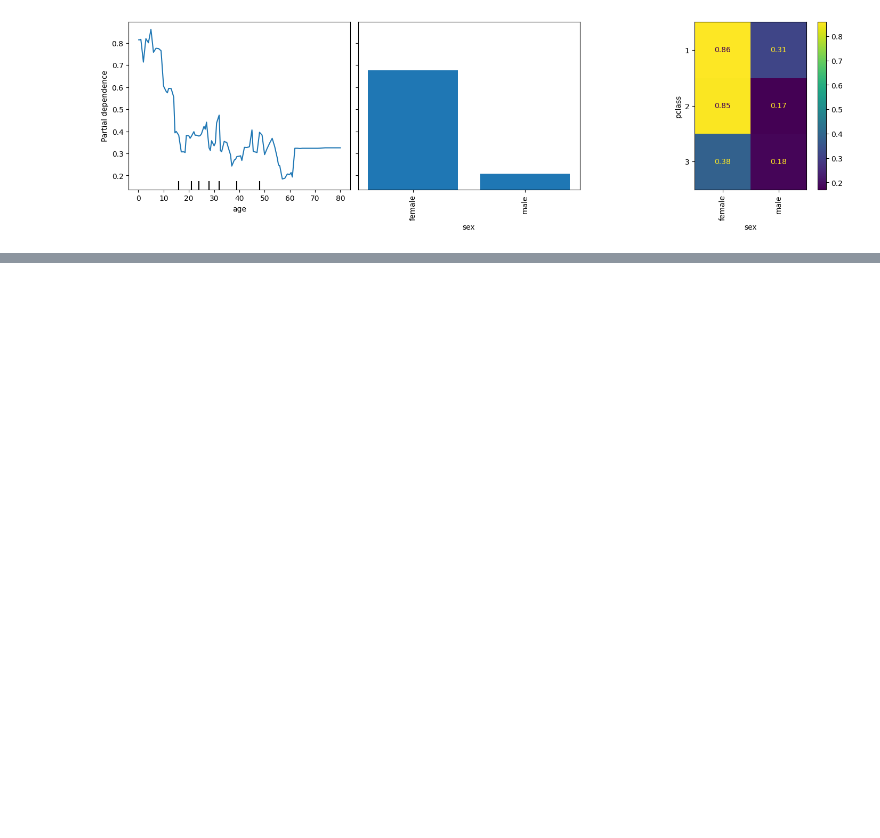
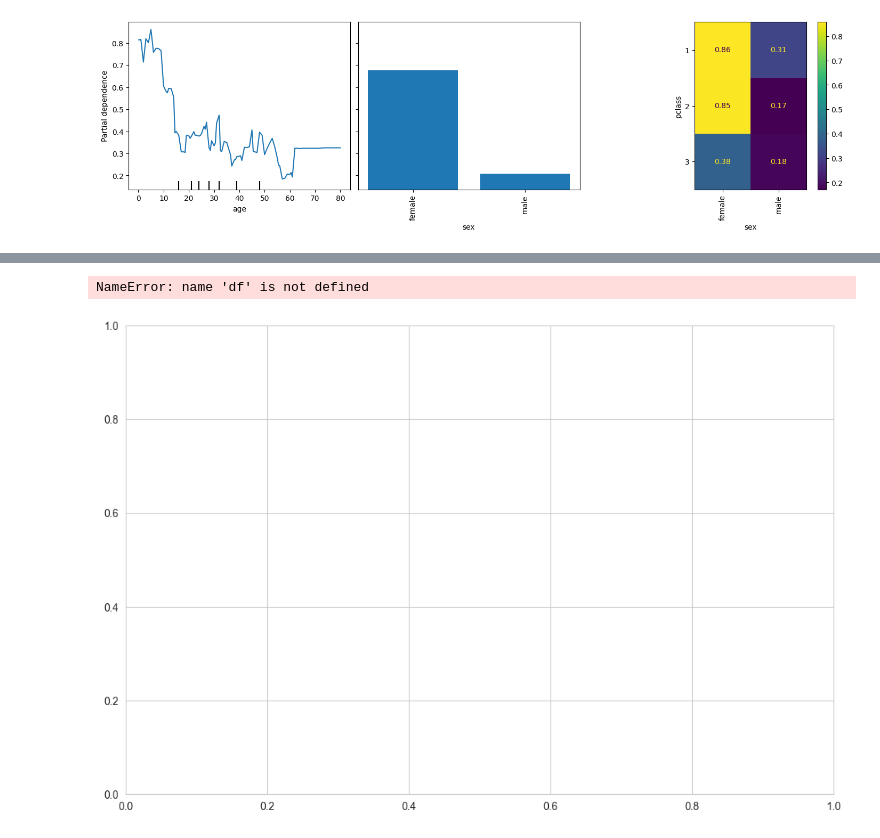
Before and after one commit to sorker/get_imdb_top_chinese, a Jupyter notebook: data_drag.ipynb, the cells around one changed output, grey strips where cells are left out. Cells and saved outputs as stored; diff of their text form; code cells hidden in the pictures; blank space fills up the shorter version.

```diff
--- a/data_drag.ipynb
+++ b/data_drag.ipynb
@@ -172,0 +375,12 @@ array([[ 0.03807591,  0.05068012,  0.06169621, ..., -0.00259226,
+# %%
+# df_cm = pd.DataFrame(np.abs(fa.loadings_),index=data3_1.columns)
+
+fig,ax = plt.subplots(figsize=(12,8))
+sns.heatmap(df,annot=True,cmap='BuPu',ax=ax)
+# 设置y轴字体的大小
+ax.tick_params(axis='x',labelsize=15)
+ax.set_title("Factor Analysis",fontsize=12)
+ax.set_ylabel("Sepal Width")
+# %% [output]
+NameError: name 'df' is not defined
+[figure, added]
```
Also changed, not shown: parts of 9 cells of this notebook.
